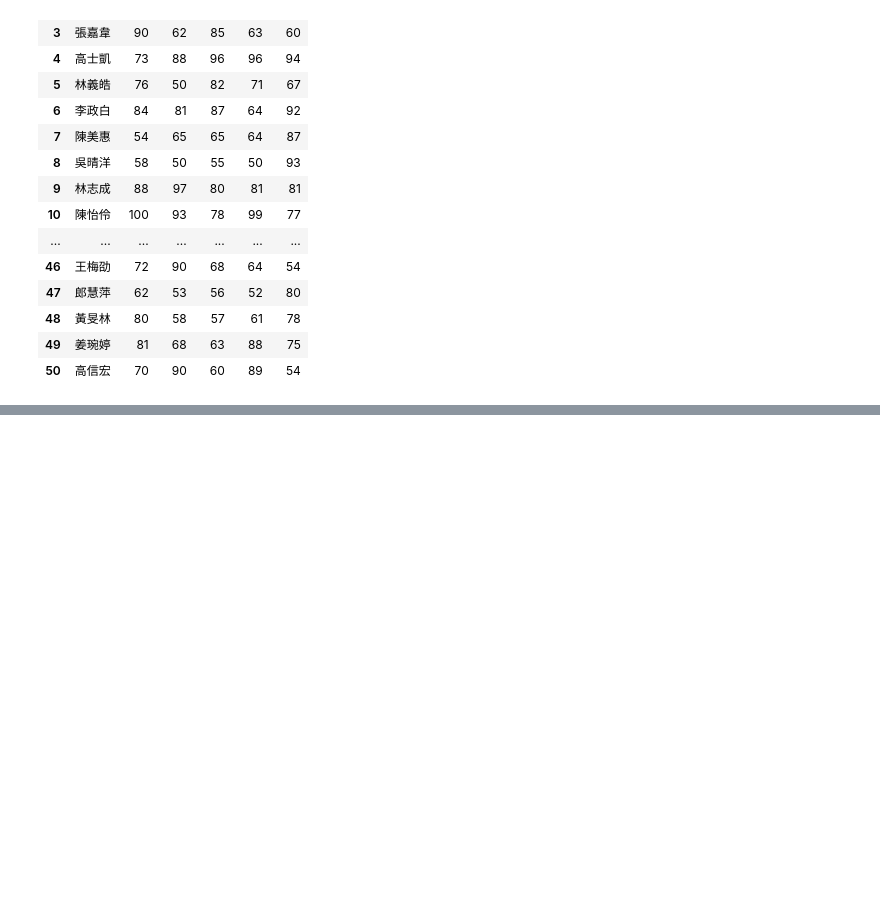
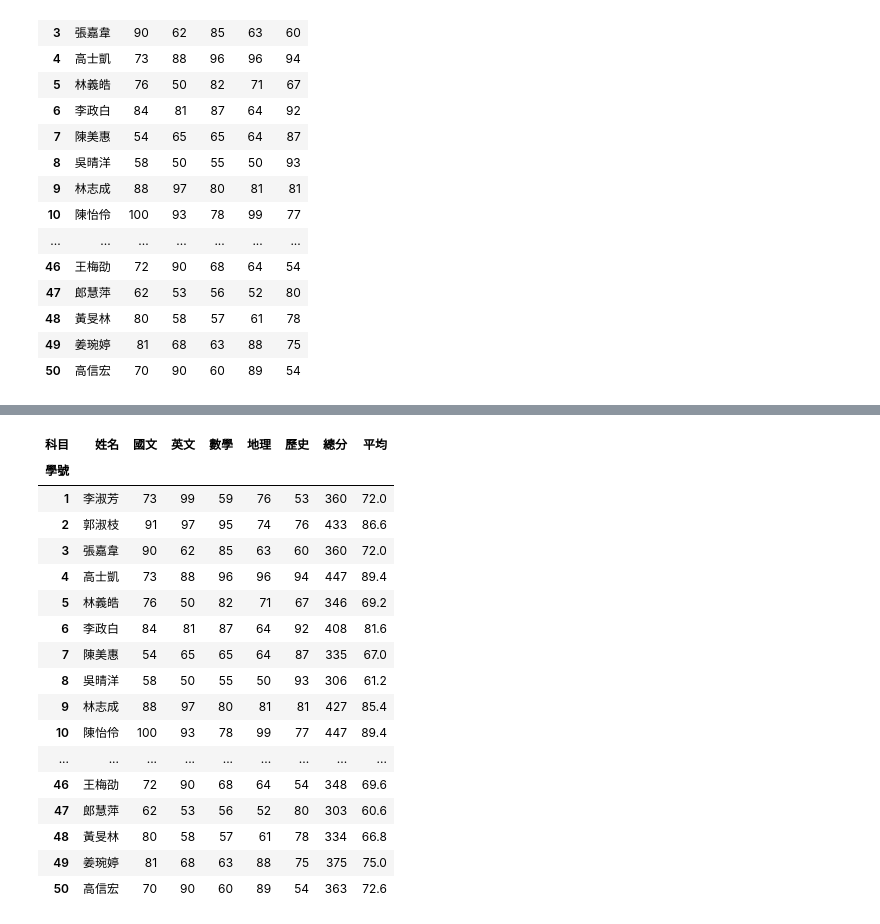
Before and after one commit to tedchien/2023_07_25_2, a Jupyter notebook: lesson16_6.ipynb, the cells around one changed output, grey strips where cells are left out. Saved outputs shown, nothing was run; the diff lists cells and outputs as text; code cells hidden in the pictures; blank space fills up the shorter version.

```diff
--- a/lesson16_6.ipynb
+++ b/lesson16_6.ipynb
@@ -67,0 +90,4 @@ students_df
+# %%
+students_df.index.name = '學號'
+students_df.columns.name = '科目'
+students_df
@@ -67,0 +113,3 @@ students_df
+# %%
+sum_series = students_df['國文'] + students_df['英文'] + students_df['數學'] + students_df['地理'] + students_df['歷史']
+sum_series
@@ -67,0 +134,23 @@ students_df
+# %%
+students_df['總分'] = sum_series
+students_df['平均'] = sum_series / 5.0
+students_df
+# %% [output]
+| 科目 | 姓名 | 國文 | 英文 | 數學 | 地理 | 歷史 | 總分 | 平均 |
+| 學號 |  |  |  |  |  |  |  |  |
+| 1 | 李淑芳 | 73 | 99 | 59 | 76 | 53 | 360 | 72.0 |
+| 2 | 郭淑枝 | 91 | 97 | 95 | 74 | 76 | 433 | 86.6 |
+| 3 | 張嘉韋 | 90 | 62 | 85 | 63 | 60 | 360 | 72.0 |
+| 4 | 高士凱 | 73 | 88 | 96 | 96 | 94 | 447 | 89.4 |
+| 5 | 林義皓 | 76 | 50 | 82 | 71 | 67 | 346 | 69.2 |
+| 6 | 李政白 | 84 | 81 | 87 | 64 | 92 | 408 | 81.6 |
+| 7 | 陳美惠 | 54 | 65 | 65 | 64 | 87 | 335 | 67.0 |
+| 8 | 吳晴洋 | 58 | 50 | 55 | 50 | 93 | 306 | 61.2 |
+| 9 | 林志成 | 88 | 97 | 80 | 81 | 81 | 427 | 85.4 |
+| 10 | 陳怡伶 | 100 | 93 | 78 | 99 | 77 | 447 | 89.4 |
+| ... | ... | ... | ... | ... | ... | ... | ... | ... |
+| 46 | 王梅劭 | 72 | 90 | 68 | 64 | 54 | 348 | 69.6 |
+| 47 | 郎慧萍 | 62 | 53 | 56 | 52 | 80 | 303 | 60.6 |
+| 48 | 黃旻林 | 80 | 58 | 57 | 61 | 78 | 334 | 66.8 |
+| 49 | 姜琬婷 | 81 | 68 | 63 | 88 | 75 | 375 | 75.0 |
+| 50 | 高信宏 | 70 | 90 | 60 | 89 | 54 | 363 | 72.6 |
```
Also changed, not shown: parts of 4 cells of this notebook.
